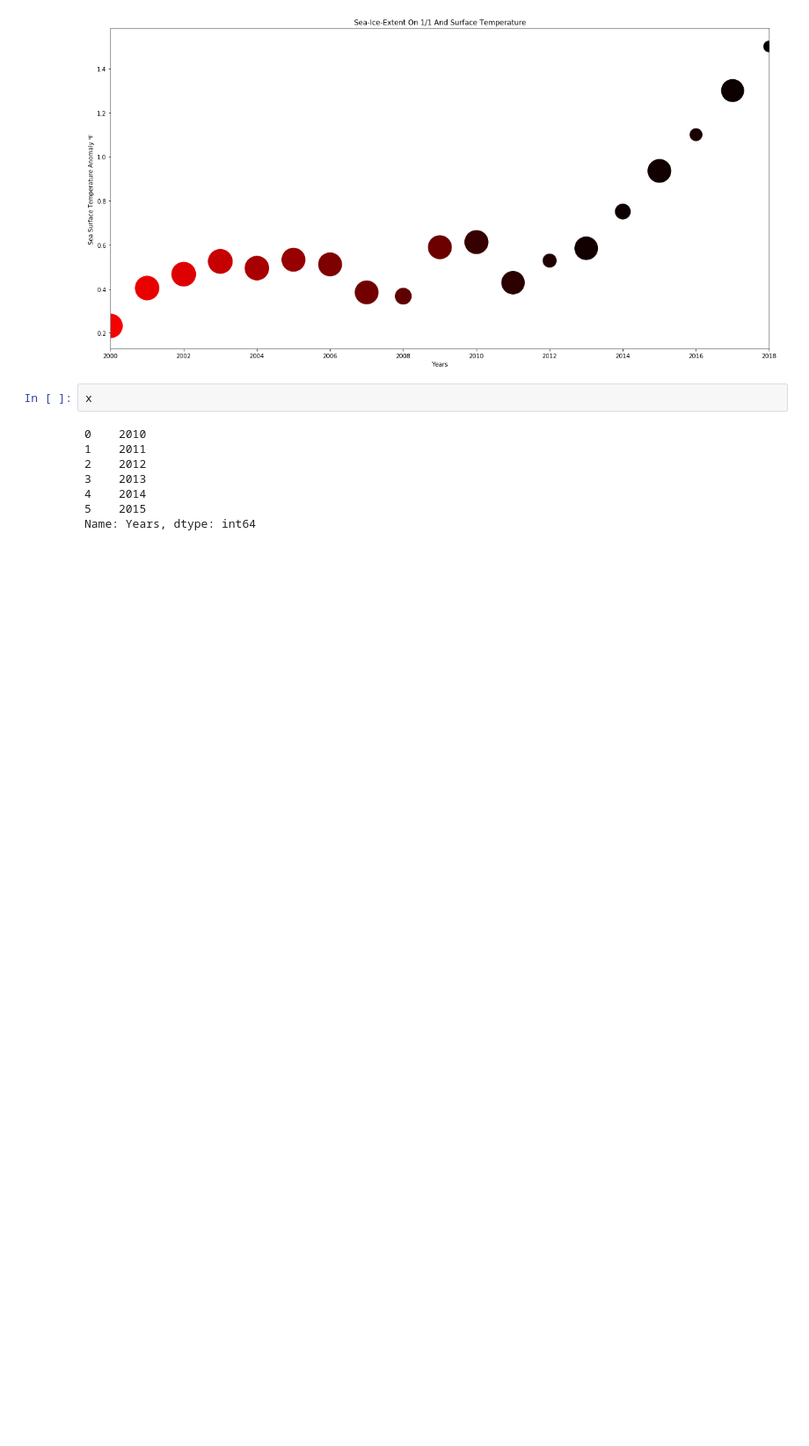
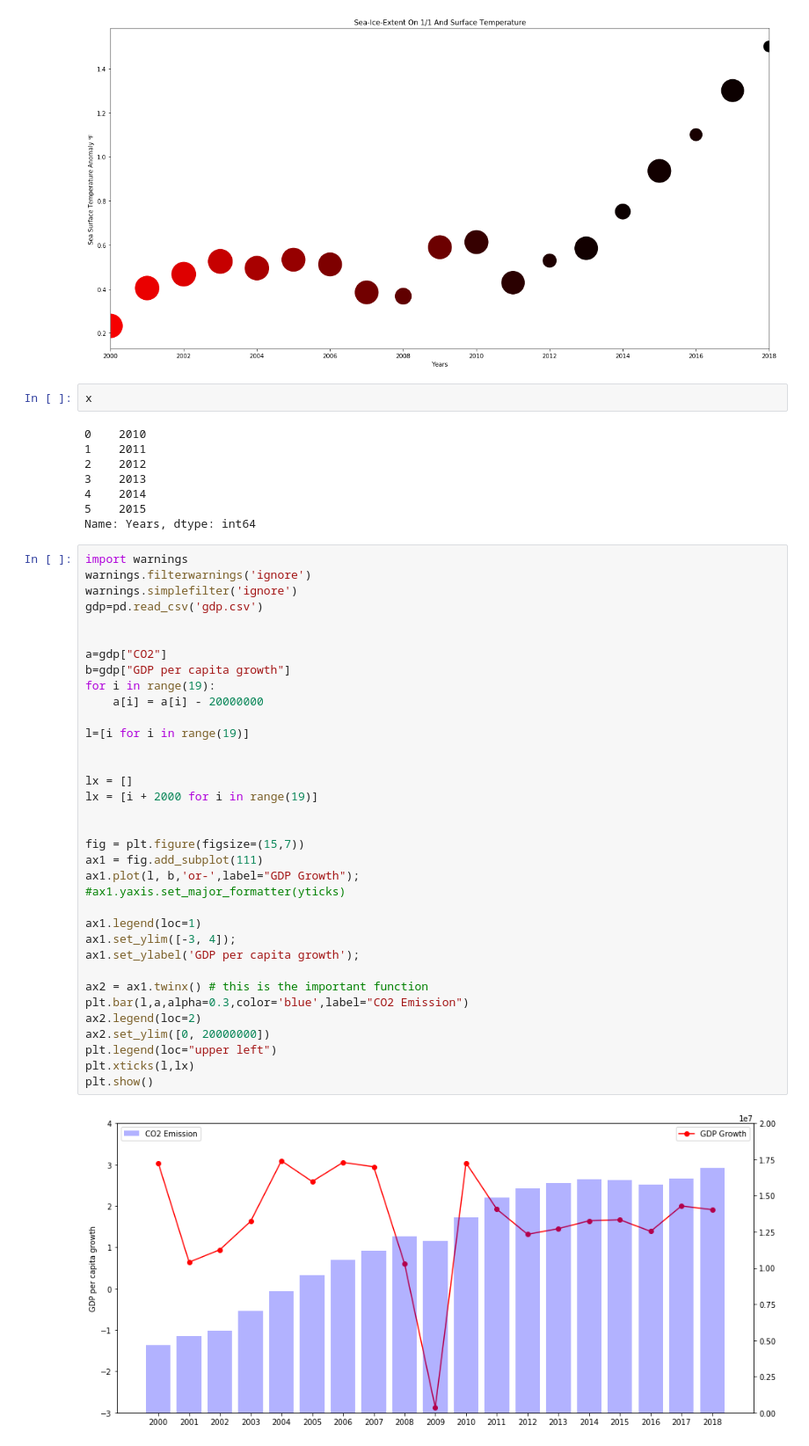
Before and after one commit to tomas890628/Information-visualization-workshop, a Jupyter notebook: HW/Sea-Ice Extend On January 1 and Sea Surface Temperature.ipynb, the cells around one changed output. Shown at 88% size. Cells and saved outputs as stored; diff of their text form; blank space fills up the shorter version.

```diff
--- a/HW/Sea-Ice Extend On January 1 and Sea Surface Temperature.ipynb
+++ b/HW/Sea-Ice Extend On January 1 and Sea Surface Temperature.ipynb
@@ -63,3 +63,40 @@ x
 4    2014
 5    2015
 Name: Years, dtype: int64
+# %%
+import warnings
+warnings.filterwarnings('ignore')
+warnings.simplefilter('ignore')
+gdp=pd.read_csv('gdp.csv')
+
+
+a=gdp["CO2"]
+b=gdp["GDP per capita growth"]
+for i in range(19):
+    a[i] = a[i] - 20000000
+
+l=[i for i in range(19)]
+
+
+lx = []
+lx = [i + 2000 for i in range(19)]
+
+
+fig = plt.figure(figsize=(15,7))
+ax1 = fig.add_subplot(111)
+ax1.plot(l, b,'or-',label="GDP Growth");
+#ax1.yaxis.set_major_formatter(yticks)
+
+ax1.legend(loc=1)
+ax1.set_ylim([-3, 4]);
+ax1.set_ylabel('GDP per capita growth');
+
+ax2 = ax1.twinx() # this is the important function
+plt.bar(l,a,alpha=0.3,color='blue',label="CO2 Emission")
+ax2.legend(loc=2)
+ax2.set_ylim([0, 20000000])
+plt.legend(loc="upper left")
+plt.xticks(l,lx)
+plt.show()
+# %% [output]
+[figure, added]
```
Also changed, not shown: 1 other file.
